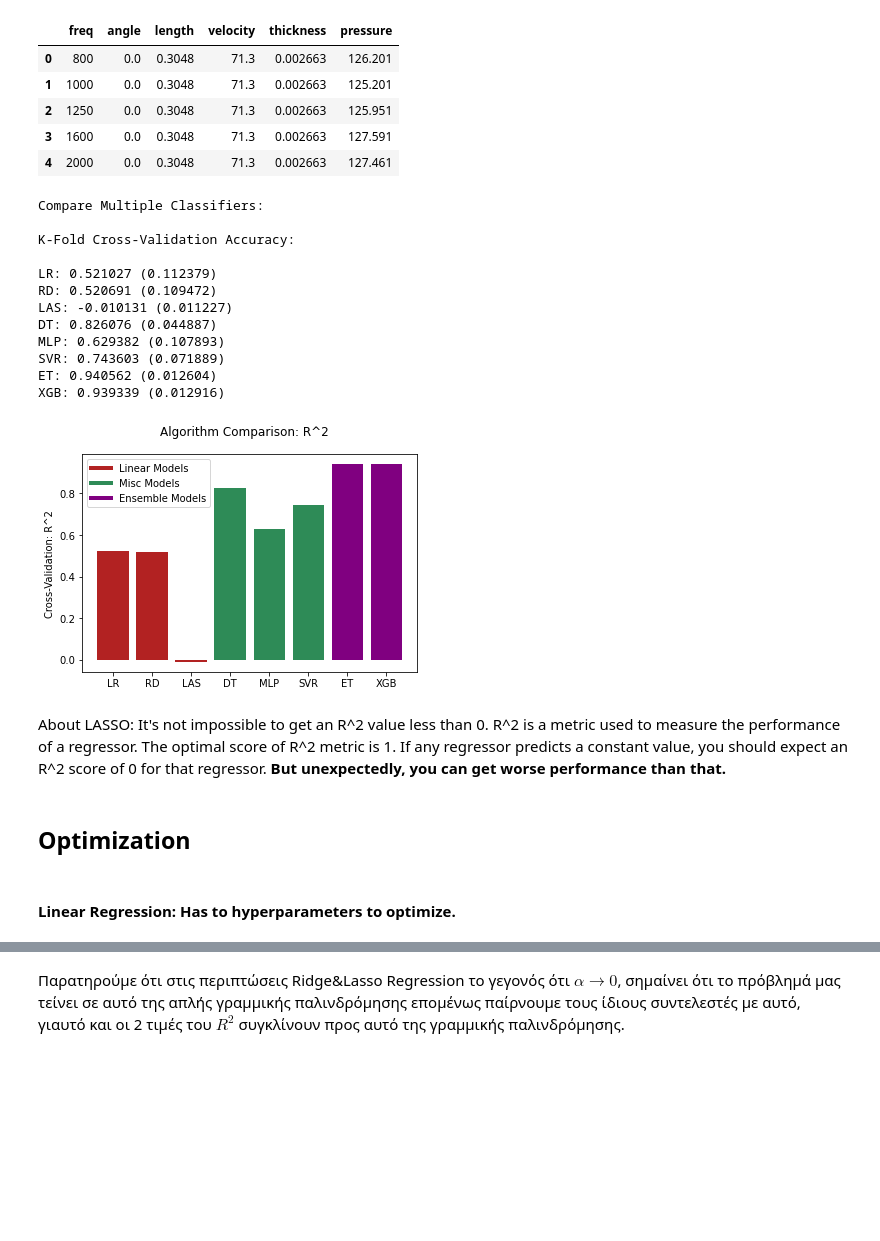
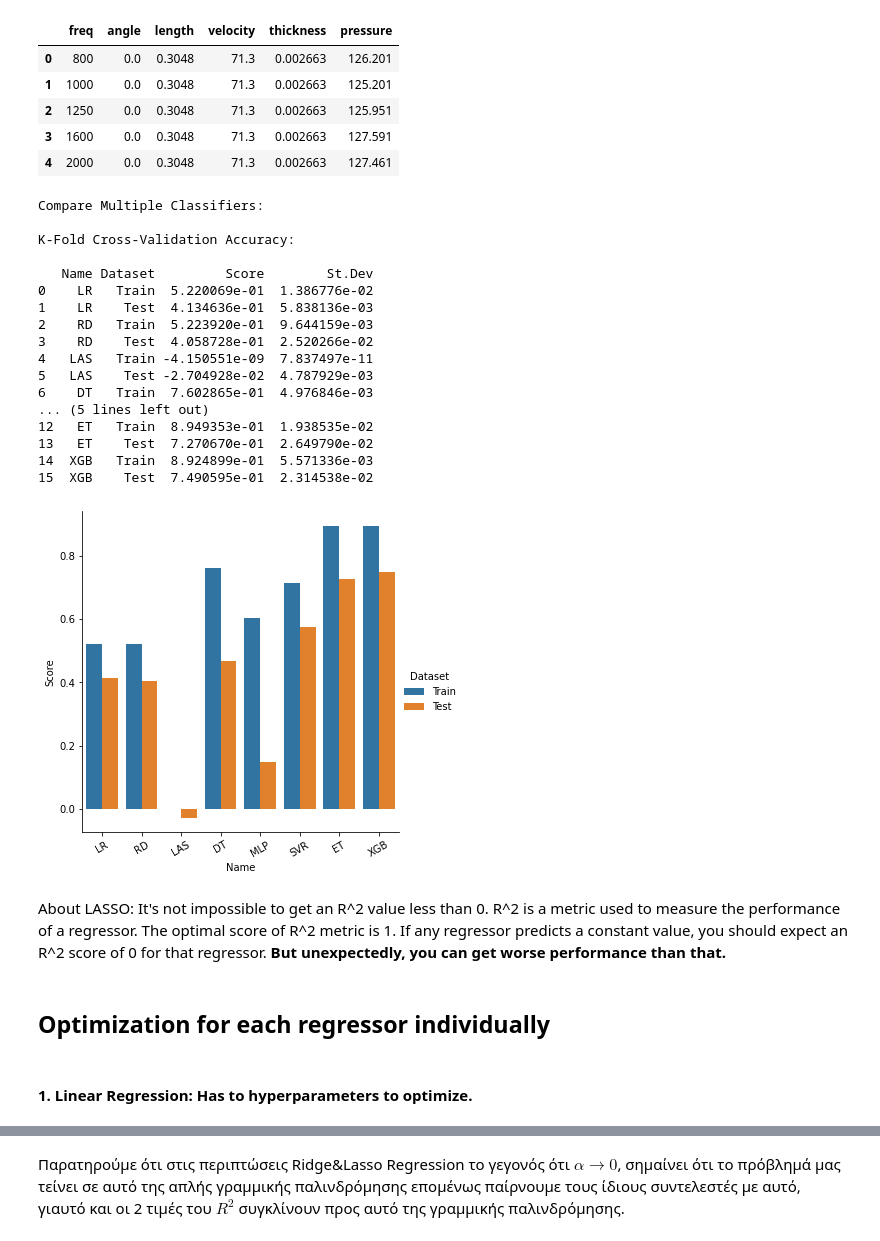
Before and after one commit to maniatisni/DSML-Machine-Learning-Project, a Jupyter notebook: 1st Part (Dataset A).ipynb, the cells around one changed output, grey strips where cells are left out. Cells and saved outputs as stored; diff of their text form; code cells hidden in the pictures; blank space fills up the shorter version.

```diff
--- a/1st Part (Dataset A).ipynb
+++ b/1st Part (Dataset A).ipynb
@@ -330,7 +205,8 @@ models.append(('LR', LinearRegression()))
 models.append(('RD', Ridge()))
 models.append(('LAS', Lasso()))
 models.append(('DT', DecisionTreeRegressor(random_state=75)))
-models.append(('MLP', MLPRegressor(random_state=75)))
+models.append(('MLP', MLPRegressor(random_state=75)))#Default Hidden Layers
+models.append(('DMLP'), MLPRegressor(random_state=75, hidden_layer_sizes=(100,100)))#With 1 extra hidden layer, default is (100,). (Deep Multi Layer Perceptron).
 models.append(('SVR',SVR()))
 models.append(('ET',ExtraTreesRegressor(random_state=75)))
 models.append(('XGB', XGBRegressor(random_state=75)))
@@ -371,29 +213,55 @@ def compare_models(a,b,c,d,models):
+# %%
+def compare_models(trainX,trainY,testX,testY,models):
+    print('\nCompare Multiple Classifiers:')
+    print('\nK-Fold Cross-Validation Accuracy:\n')
+
+    names = []
+    tempdf = pd.DataFrame(columns=['Name','Dataset','Score','St.Dev'])
+    for name, model in models:
+        model.fit(trainX,trainY)
+        kfold = KFold(n_splits=2,shuffle=True,random_state = 75)
+        train_accuracy_results = cross_val_score(model, trainX,trainY, cv=kfold)
+        test_accuracy_results = cross_val_score(model,testX,testY,cv=kfold)
+        tempdf = tempdf.append({'Name':name,'Dataset':'Train','Score':train_accuracy_results.mean(),
+                               'St.Dev':train_accuracy_results.std()},ignore_index=True)
+        tempdf = tempdf.append({'Name':name,'Dataset':'Test','Score':test_accuracy_results.mean(),
+                               'St.Dev':test_accuracy_results.std()},ignore_index=True)
+    print(tempdf)
+    g = sns.catplot(x = 'Name', y='Score',hue = 'Dataset',data=tempdf, kind='bar')
+    g.set_xticklabels(rotation=30)
+    plt.show()
+    return tempdf
 # %%
-compare_models(train_X, train_y, test_X, test_y, models)
+models_df = compare_models(train_X, train_y, test_X, test_y, models)
 # %% [output]
 Compare Multiple Classifiers:
 
 K-Fold Cross-Validation Accuracy:
 
-LR: 0.521027 (0.112379)
-RD: 0.520691 (0.109472)
-LAS: -0.010131 (0.011227)
-DT: 0.826076 (0.044887)
-MLP: 0.629382 (0.107893)
-SVR: 0.743603 (0.071889)
-ET: 0.940562 (0.012604)
-XGB: 0.939339 (0.012916)
+   Name Dataset         Score        St.Dev
+0    LR   Train  5.220069e-01  1.386776e-02
+1    LR    Test  4.134636e-01  5.838136e-03
+2    RD   Train  5.223920e-01  9.644159e-03
+3    RD    Test  4.058728e-01  2.520266e-02
+4   LAS   Train -4.150551e-09  7.837497e-11
+5   LAS    Test -2.704928e-02  4.787929e-03
+6    DT   Train  7.602865e-01  4.976846e-03
+... (5 lines left out)
+12   ET   Train  8.949353e-01  1.938535e-02
+13   ET    Test  7.270670e-01  2.649790e-02
+14  XGB   Train  8.924899e-01  5.571336e-03
+15  XGB    Test  7.490595e-01  2.314538e-02
-[figure, old version]
+[figure, new version]
 # %% [markdown]
 About LASSO:
 It's not impossible to get an R^2 value less than 0.
 R^2 is a metric used to measure the performance of a regressor. The optimal score of R^2 metric is 1. If any regressor predicts a constant value, you should expect an R^2 score of 0 for that regressor. **But unexpectedly, you can get worse performance than that.**
 # %% [markdown]
-## Optimization
+## Optimization for each regressor individually
 # %%
 models_opt = []
 # %% [markdown]
-#### Linear Regression: Has to hyperparameters to optimize.
+#### 1. Linear Regression: Has to hyperparameters to optimize.
 # %%
 LR = LinearRegression()
 models_opt.append(('LD*',LR))
```
Also changed, not shown: parts of 83 cells of this notebook.
